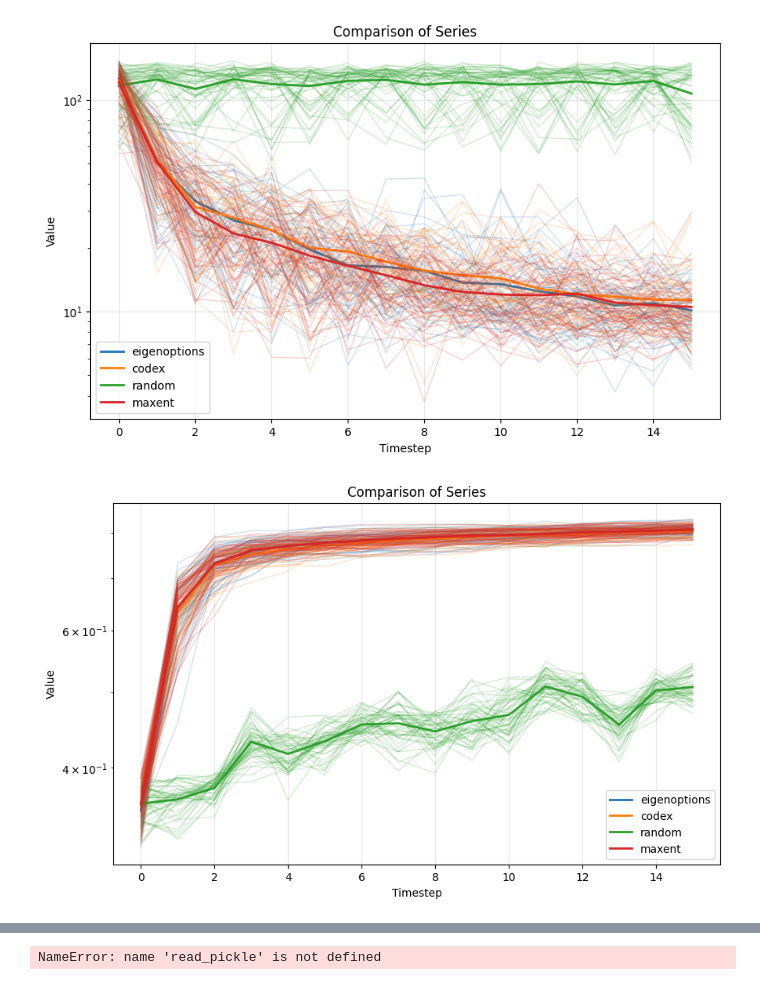
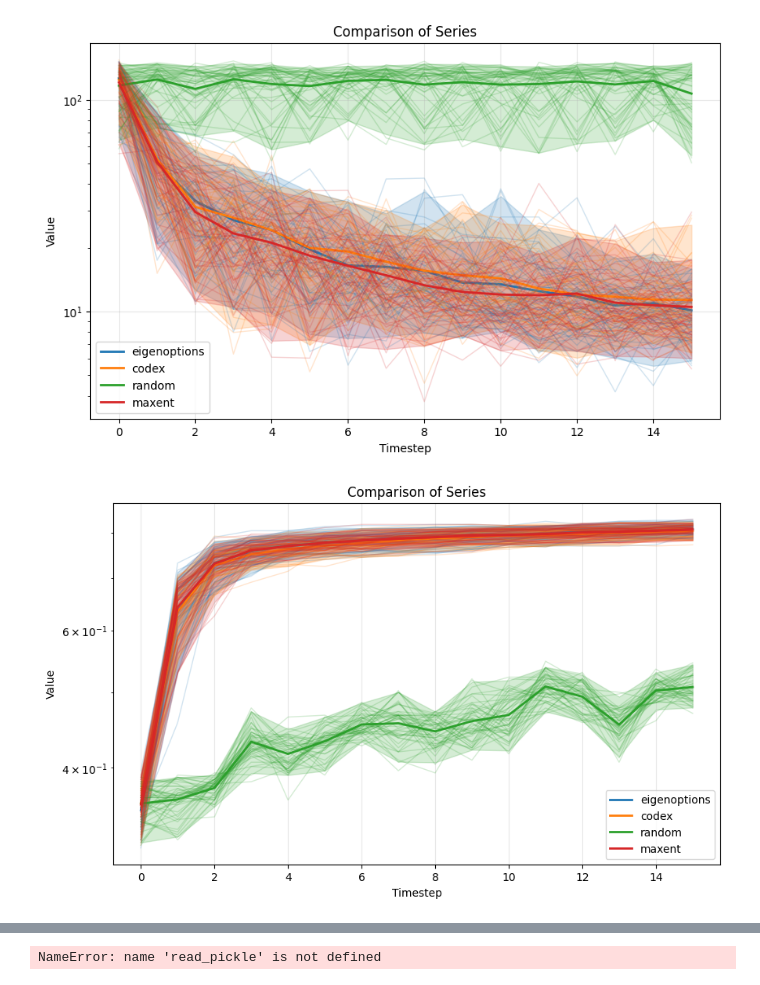
Before and after one commit to aaronma1/l1-cov, a Jupyter notebook: analysis.ipynb, the cells around one changed output, grey strips where cells are left out. Cells and saved outputs as stored; diff of their text form; code cells hidden in the pictures.

```diff
--- a/analysis.ipynb
+++ b/analysis.ipynb
@@ -78,39 +78,39 @@ def plot_competing(*datasets, labels=None, colors=None, title="Comparison of Ser
         timesteps = np.arange(len(mean))
 
         # Plot the Mean Line
         plt.yscale("log")
         plt.plot(timesteps, mean, label=labels[i], color=colors[i], linewidth=2)
 
         # Plot the Shaded Region (Upper and Lower bounds)
-        # plt.fill_between(
-        #     timesteps,
-        #     lower,
-        #     upper,
-        #     color=colors[i],
-        #     alpha=0.2  # Low alpha for transparency
-        # )
+        plt.fill_between(
+            timesteps,
+            lower,
+            upper,
+            color=colors[i],
+            alpha=0.2  # Low alpha for transparency
+        )
         for j in range(n):
             plt.plot(timesteps, data[j], color=colors[i], linewidth=1, alpha=0.2)
 
     plt.xlabel("Timestep")
     plt.ylabel("Value")
     plt.title(title)
     plt.legend()
     plt.grid(True, alpha=0.3)
     plt.show()
 
 
 plot_competing(l1_eig, l1_cov, l1_random, l1_maxent, labels=["eigenoptions", "codex", "random", "maxent"])
 
 stats = [stats_eig, stats_cov, stats_random, stats_maxent]
 
 usv_eig, usv_cov, usv_random, usv_maxent = (i["visited_sa_ratio"] for i in stats)
 
 
 plot_competing(usv_eig, usv_cov, usv_random, usv_maxent, labels=["eigenoptions", "codex", "random", "maxent"])
 
 usv_eig, usv_cov, usv_random, usv_maxent = (i["p_sa_entropy"] for i in stats)
 plot_competing(usv_eig, usv_cov, usv_random, usv_maxent, labels=["eigenoptions", "codex", "random", "maxent"])
 # %% [output]
-[figure, old version]
+[figure, new version]
-[figure, old version]
+[figure, new version]
```
Also changed, not shown: parts of 1 cell of this notebook, 8 other files.
